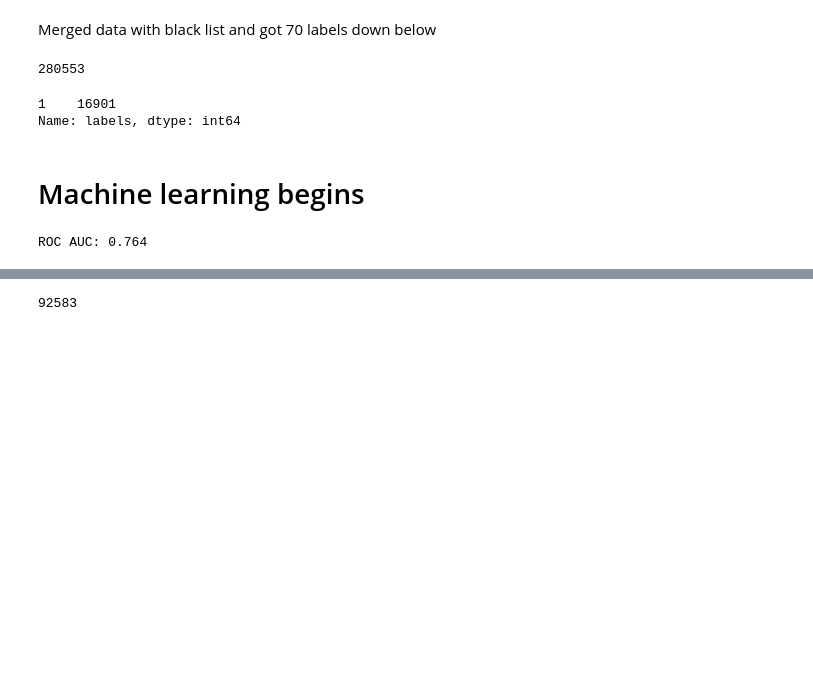
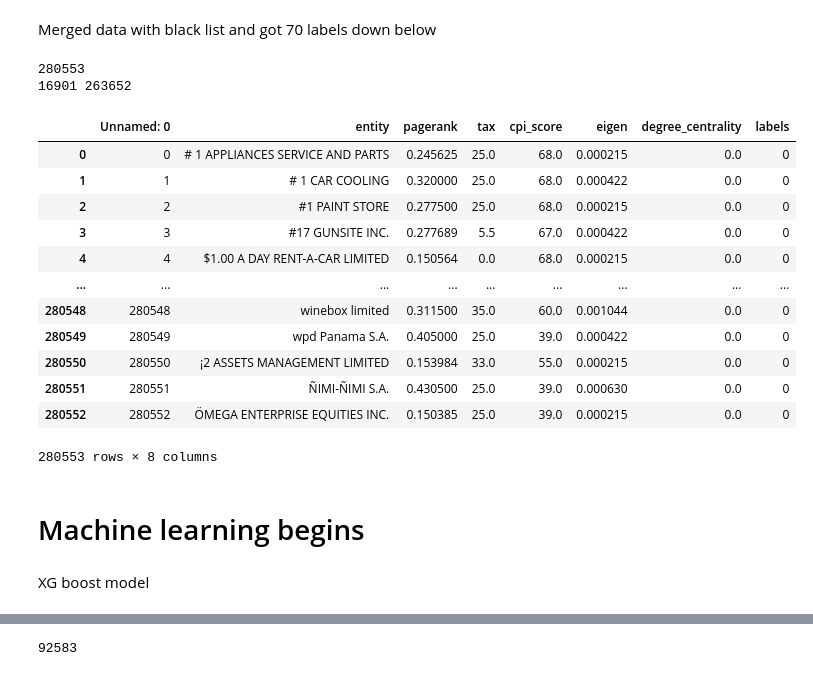
Before and after one commit to alexmak001/Panama-Papers, a Jupyter notebook: johncode.ipynb, the cells around one changed output, grey strips where cells are left out. Drawn from its saved outputs; the diff is of its cells as text; code cells hidden in the pictures; blank space fills up the shorter version.

```diff
--- a/johncode.ipynb
+++ b/johncode.ipynb
@@ -17,16 +17,35 @@ illegal_entities = ((panama_and_paradise[panama_and_paradise['labels']==1])['ent
 #aplply addditional filter where X the degree of the node is small
 #panama_and_paradise= panama_and_paradise[panama_and_paradise['degree']<5]
 X = panama_and_paradise[["pagerank","degree_centrality","tax","cpi_score","eigen"]]
+
 X = StandardScaler().fit_transform(X)
 
 #X = panama_and_paradise[panama_and_paradise['degree']<
 y=panama_and_paradise['labels']
+ones = (y.value_counts().iloc[1])
+total = (y.value_counts().iloc[0])
 X_train, X_test, y_train, y_test = train_test_split(X, y, test_size=0.33, random_state=42)
 print(panama_and_paradise.shape[0])
 ((panama_and_paradise[panama_and_paradise['labels']==1])['labels']).value_counts()
+print(ones,total)
 # %% [output]
 280553
+16901 263652
-1    16901
-Name: labels, dtype: int64
+# %%
+panama_and_paradise
+# %% [output]
+|  | Unnamed: 0 | entity | pagerank | tax | cpi_score | eigen | degree_centrality | labels |
+| 0 | 0 | # 1 APPLIANCES SERVICE AND PARTS | 0.245625 | 25.0 | 68.0 | 0.000215 | 0.0 | 0 |
+| 1 | 1 | # 1 CAR COOLING | 0.320000 | 25.0 | 68.0 | 0.000422 | 0.0 | 0 |
+| 2 | 2 | #1 PAINT STORE | 0.277500 | 25.0 | 68.0 | 0.000215 | 0.0 | 0 |
+| 3 | 3 | #17 GUNSITE INC. | 0.277689 | 5.5 | 67.0 | 0.000422 | 0.0 | 0 |
+| 4 | 4 | $1.00 A DAY RENT-A-CAR LIMITED | 0.150564 | 0.0 | 68.0 | 0.000215 | 0.0 | 0 |
+| ... | ... | ... | ... | ... | ... | ... | ... | ... |
+| 280548 | 280548 | winebox limited | 0.311500 | 35.0 | 60.0 | 0.001044 | 0.0 | 0 |
+| 280549 | 280549 | wpd Panama S.A. | 0.405000 | 25.0 | 39.0 | 0.000422 | 0.0 | 0 |
+| 280550 | 280550 | ¡2 ASSETS MANAGEMENT LIMITED | 0.153984 | 33.0 | 55.0 | 0.000215 | 0.0 | 0 |
+| 280551 | 280551 | ÑIMI-ÑIMI S.A. | 0.430500 | 25.0 | 39.0 | 0.000630 | 0.0 | 0 |
+| 280552 | 280552 | ÖMEGA ENTERPRISE EQUITIES INC. | 0.150385 | 25.0 | 39.0 | 0.000215 | 0.0 | 0 |
+280553 rows × 8 columns
 # %% [markdown]
 # Machine learning begins
@@ -54,5 +52,2 @@ predictions = clf.predict(X_test)
-# %%
-score = roc_auc_score(y_test, predictions)
-print('ROC AUC: %.3f' % score)
-# %% [output]
-ROC AUC: 0.764
+# %% [markdown]
+XG boost model
```
Also changed, not shown: parts of 6 cells of this notebook.
